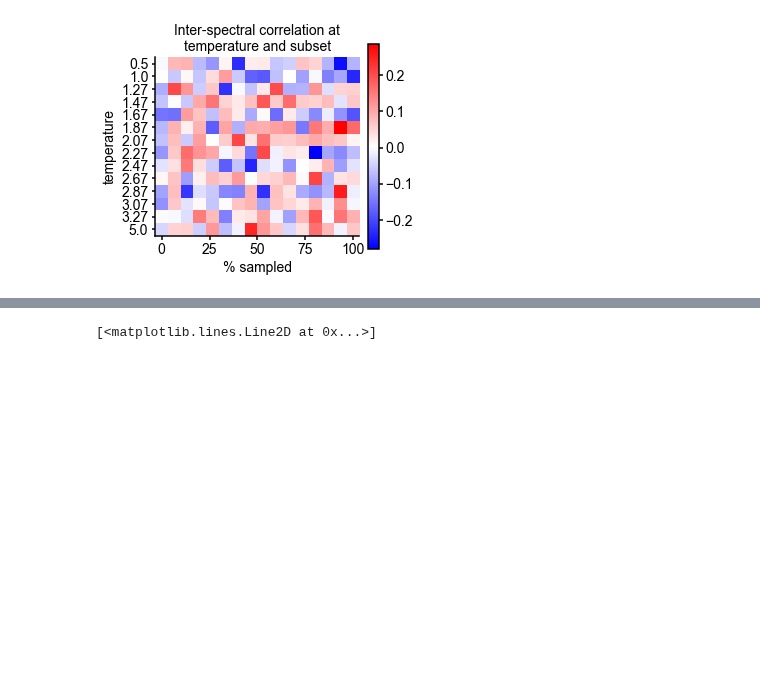
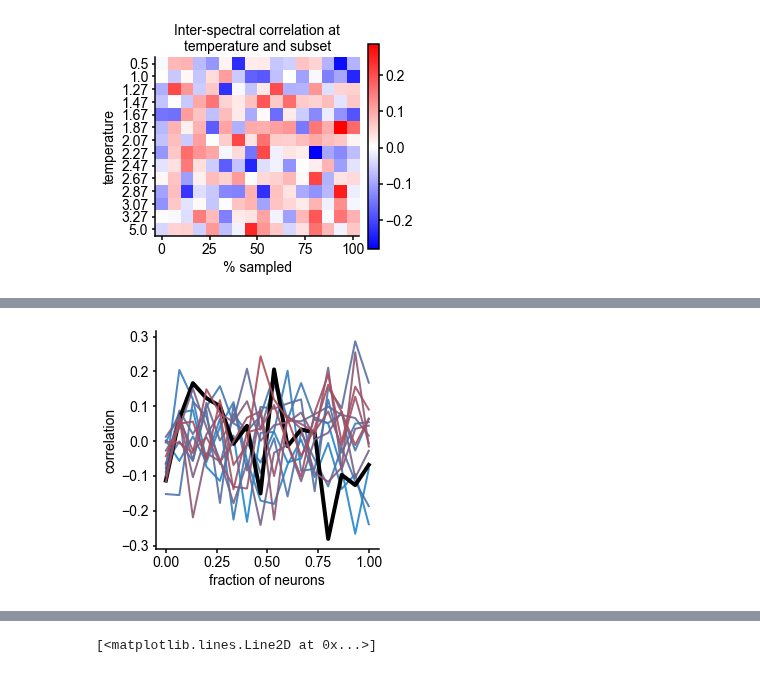
Before and after one commit to voytekresearch/galaxybrain, a Jupyter notebook: notebooks/IsingSimulation.ipynb, the cells around one changed output, grey strips where cells are left out. Drawn from its saved outputs; the diff is of its cells as text; code cells hidden in the pictures; blank space fills up the shorter version.

Commit message:
more ising plot

```diff
--- a/notebooks/IsingSimulation.ipynb
+++ b/notebooks/IsingSimulation.ipynb
@@ -11,6 +11,8 @@ rc_style()
 import numpy as np
 import matplotlib.pyplot as plt
 import pandas as pd
+
+COLOR_RANGE = ['#2186cf', '#ad4b59']
 # %% [output]
 The autoreload extension is already loaded. To reload it, use:
   %reload_ext autoreload
@@ -103,13 +105,14 @@ plt.savefig('../fig/ising/psd_sample.png', bbox_inches='tight', pad_inches=0.0,
 # %% [markdown]
 # summary heatmap
 # %%
-corr_mat = [sim_data[temp]['data']['pearson_corr'].mean(0)
-                    for temp in sim_data.keys()]
+temps = [k for k in sim_data if k != 'meta']
+corr_mat = np.array([sim_data[t]['data']['pearson_corr'].mean(0) for t in temps])
+temps = list(map(float, temps))
 plt.figure()
 plt.imshow(corr_mat, 'bwr')
 plt.xticks(ticks=np.linspace(0,15,5) , labels=np.linspace(0,100,5,dtype=int))#subset_sizes/max(subset_sizes))
-plt.yticks(ticks=range(len(sim_data.keys())), labels=list(map(float, sim_data.keys())))
-plt.ylim((len(sim_data.keys())-0.5, -0.5)) # weird bug: imshow y axis gets cut off so have to force ylim
+plt.yticks(ticks=range(len(temps)), labels=temps)
+plt.ylim((len(temps)-0.5, -0.5)) # weird bug: imshow y axis gets cut off so have to force ylim
 plt.colorbar(fraction=0.046, pad=0.04)
 pltlabel('Inter-spectral correlation at\ntemperature and subset', '% sampled','temperature')
 # plt.savefig('../fig/ising/corr_heatmap.png', bbox_inches='tight', pad_inches=0.0, dpi=400)
@@ -117,0 +126,11 @@ pltlabel('Inter-spectral correlation at\ntemperature and subset', '% sampled','t
+# %%
+colors = colorcycler(COLOR_RANGE, len(temps), False)
+for c, t, i in zip(corr_mat, temps, range(len(temps))):
+    lw    =  4  if t=='2.27' else 2
+    alpha =  1  if t=='2.27' else 0.9
+    color = 'k' if t == '2.27' else colors[i]
+    plt.plot(np.linspace(0, 1, 16), c, color=color, lw=lw, alpha=alpha)
+pltlabel('', 'fraction of neurons', 'correlation')
+plt.savefig('../fig/ising/corr_plot.png', bbox_inches='tight', pad_inches=0.0, dpi=400)
+# %% [output]
+[figure, added]
```
Also changed, not shown: parts of 4 cells of this notebook.
